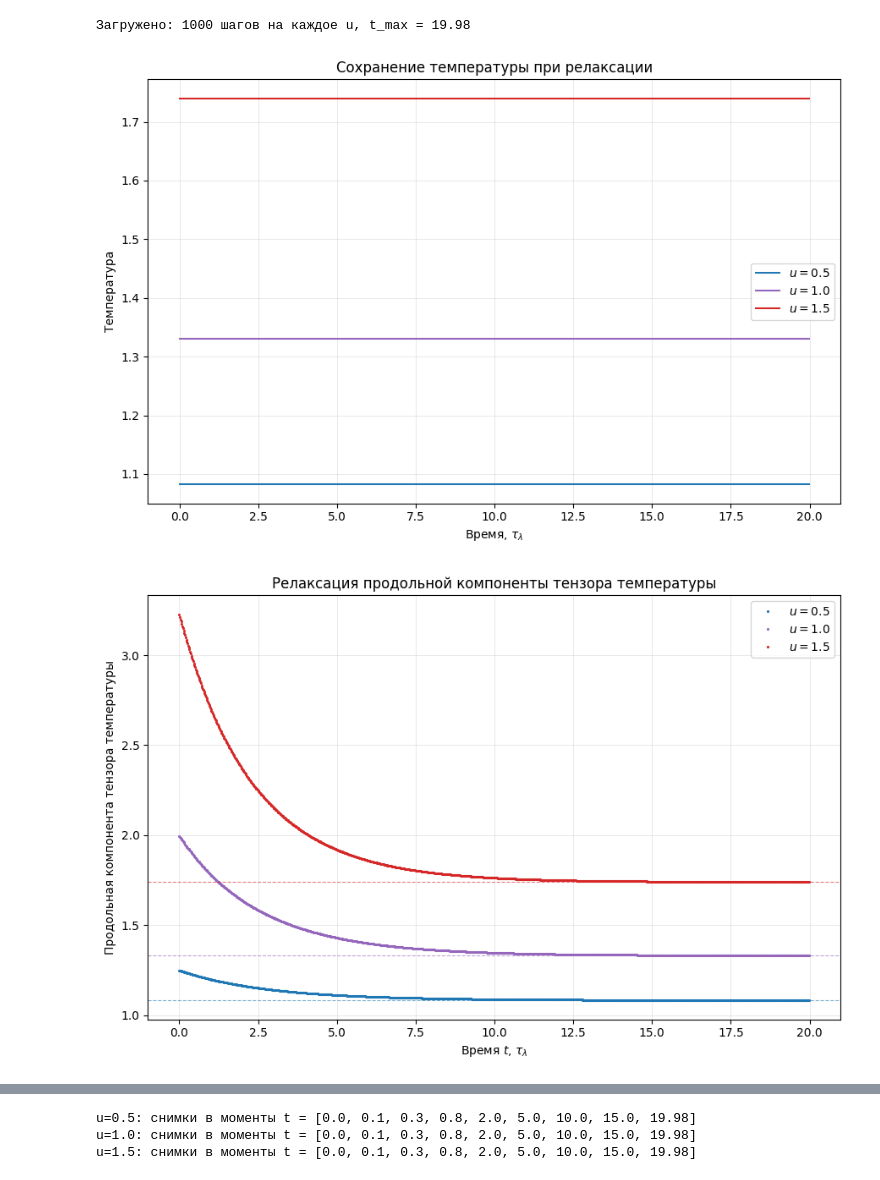
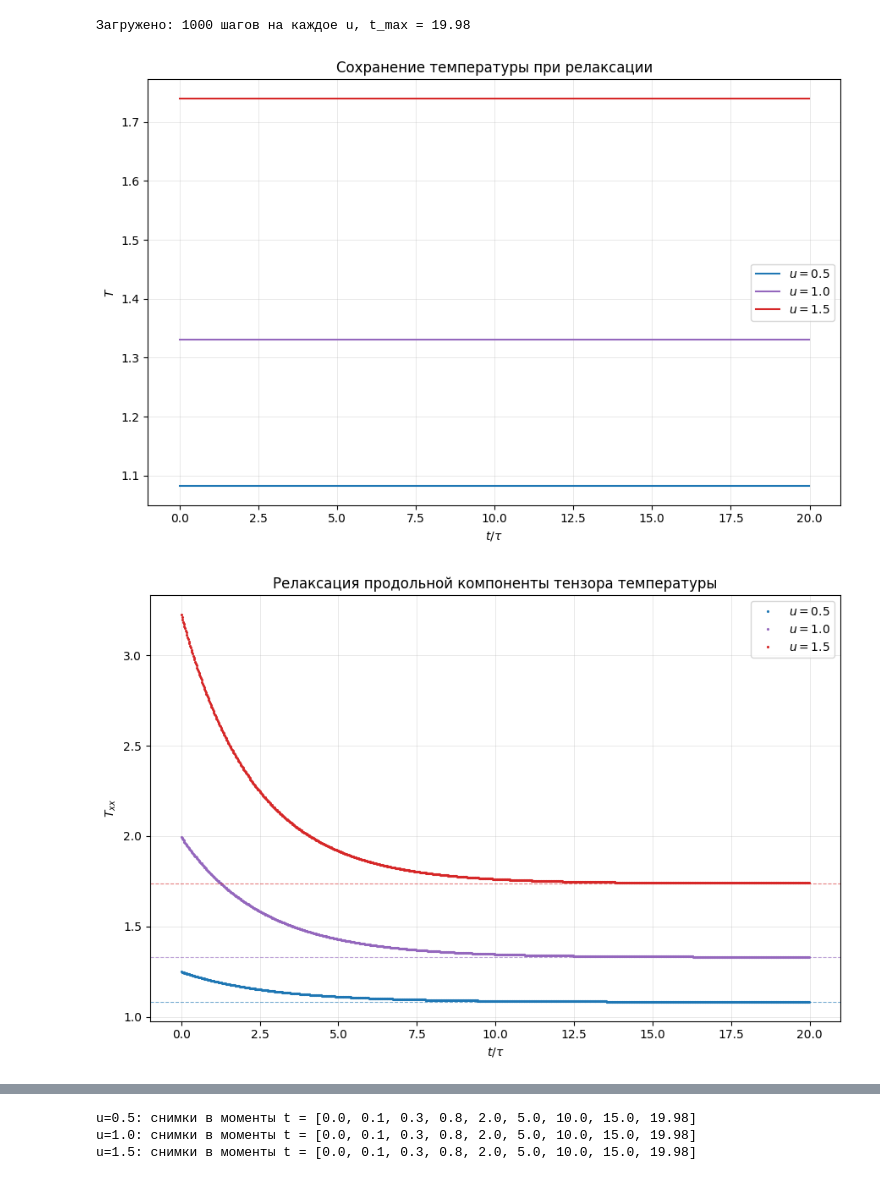
Before and after one commit to skyreaper925/npm, a Jupyter notebook: task0/data/relax.ipynb, the cells around one changed output, grey strips where cells are left out. Drawn from its saved outputs; the diff is of its cells as text; code cells hidden in the pictures.

```diff
--- a/task0/data/relax.ipynb
+++ b/task0/data/relax.ipynb
@@ -57,8 +57,8 @@ print(f"Загружено: {n_steps} шагов на каждое u, t_max = {t
 fig, ax = plt.subplots(figsize=(9, 6))
 for u in US:
     ax.plot(t, data[u]["T"], "-", color=COLORS[u], label=fr"$u={u}$")
-ax.set_xlabel(r"Время, $\tau_\lambda$") #t
-ax.set_ylabel(r"Температура") # $T = (T_{xx}+T_{yy}+T_{zz})/3$
+ax.set_xlabel(r"$t/\tau$")
+ax.set_ylabel(r"$T$")
 ax.set_title("Сохранение температуры при релаксации")
 ax.grid(True, alpha=0.4)
 ax.legend()
@@ -66,24 +66,24 @@ fig.tight_layout()
 fig.savefig(os.path.join(OUT_DIR, "T_combined.png"), dpi=150)
 plt.show()
 # %% [output]
-[figure, old version]
+[figure, new version]
 # %%
 # T_xx(t) — главный график: продольная компонента релаксирует к T
 fig, ax = plt.subplots(figsize=(9, 6))
 for u in US:
     ax.plot(t, data[u]["T_xx"], ".", ms=2.5, color=COLORS[u], label=fr"$u={u}$")
     T_eq = data[u]["T"].mean()
     ax.axhline(T_eq, color=COLORS[u], ls="--", lw=0.8, alpha=0.6)
-ax.set_xlabel(r"Время $t$, $\tau_\lambda$")
-ax.set_ylabel(r"Продольная компонента тензора температуры") #$T_{xx}$
+ax.set_xlabel(r"$t/\tau$")
+ax.set_ylabel(r"$T_{xx}$")
 ax.set_title(r"Релаксация продольной компоненты тензора температуры")
 ax.grid(True, alpha=0.4)
 ax.legend()
 fig.tight_layout()
 fig.savefig(os.path.join(OUT_DIR, "Txx_combined.png"), dpi=150)
 plt.show()
 # %% [output]
-[figure, old version]
+[figure, new version]
 # %%
 # H-функция Больцмана: убывает (Н-теорема)
 fig, ax = plt.subplots(figsize=(9, 6))
```
Also changed, not shown: parts of 3 cells of this notebook, 24 other files.
